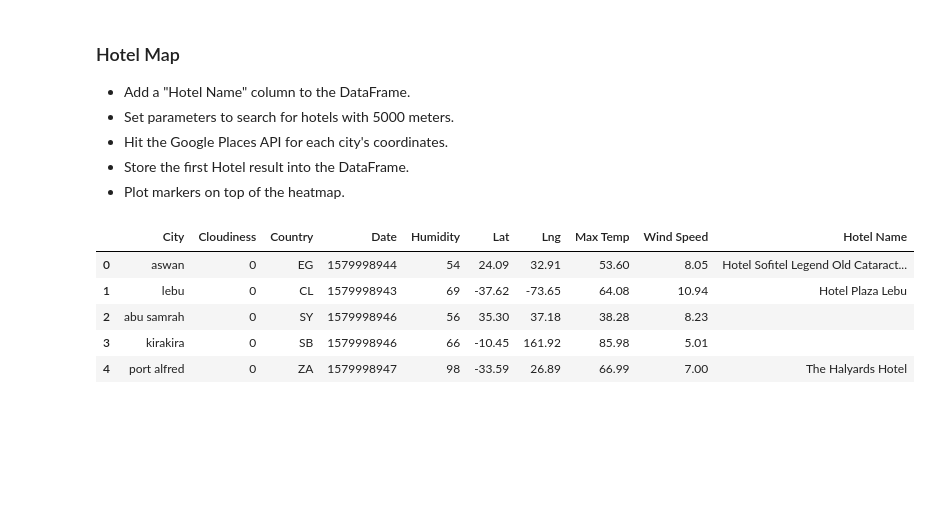
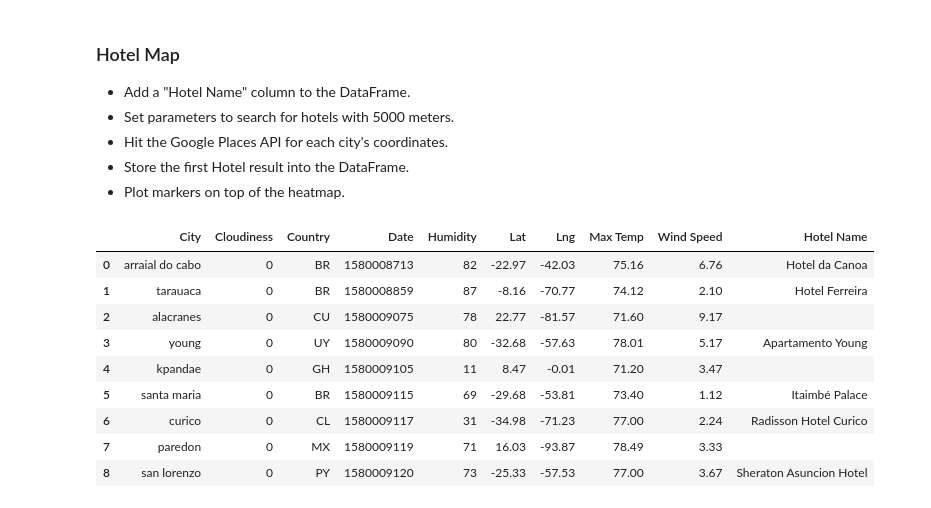
Before and after one commit to teomotun/Vacation-Planner, a Jupyter notebook: WeatherPy/VacationPy.ipynb, the cells around one changed output. Cells and saved outputs as stored; diff of their text form; code cells hidden in the pictures; blank space fills up the shorter version.

Commit message:
Updated VacationPy, WeatherPy and ReadMe

```diff
--- a/WeatherPy/VacationPy.ipynb
+++ b/WeatherPy/VacationPy.ipynb
@@ -58,10 +58,10 @@ fig
 # %%
 weatherdata[["Max Temp","Wind Speed","Cloudiness"]].astype(float)
 ideal_weather = weatherdata.loc[(weatherdata["Max Temp"] < 80)]
-ideal_weather = weatherdata.loc[(weatherdata["Max Temp"] > 70)]
-ideal_weather = weatherdata.loc[(weatherdata["Wind Speed"] < 10)]
-ideal_weather = weatherdata.loc[(weatherdata["Cloudiness"] == 0)]
+ideal_weather = ideal_weather.loc[(weatherdata["Max Temp"] > 70)]
+ideal_weather = ideal_weather.loc[(weatherdata["Wind Speed"] < 10)]
+ideal_weather = ideal_weather.loc[(weatherdata["Cloudiness"] == 0)]
 hotel_df = ideal_weather.dropna().set_index("City").reset_index()
-hotel_df.head()
+hotel_df
 # %% [output]
 |  | City | Cloudiness | Country | Date | Humidity | Lat | Lng | Max Temp | Wind Speed |
@@ -86,38 +92,42 @@ params = {
     "key": g_key
 }
 for index,row in hotel_df.iterrows():
     # get lat, lng from df
     lng = row["Lng"]
     lat = row["Lat"]
 
     # change location each iteration while leaving original params in place
     params["location"] = f"{lat},{lng}"
 
     # Use the search term: "International Airport" and our lat/lng
     base_url = "https://maps.googleapis.com/maps/api/place/nearbysearch/json"
 
     # make request and print url
     hotel_name = requests.get(base_url, params=params)
 
 #     print the hotel_name url, avoid doing for public github repos in order to avoid exposing key
 #     print(name_address.url)
 
     # convert to json
     hotel_name = hotel_name.json()
 
     # Since some data may be missing we incorporate a try-except to skip any that are missing a data point.
     try:
         hotel_df.loc[index, "Hotel Name"] = hotel_name["results"][0]["name"]
     except (KeyError, IndexError):
         pass
 
-hotel_df.head()
+hotel_df
 # %% [output]
 |  | City | Cloudiness | Country | Date | Humidity | Lat | Lng | Max Temp | Wind Speed | Hotel Name |
-| 0 | aswan | 0 | EG | 1579998944 | 54 | 24.09 | 32.91 | 53.60 | 8.05 | Hotel Sofitel Legend Old Cataract... |
-| 1 | lebu | 0 | CL | 1579998943 | 69 | -37.62 | -73.65 | 64.08 | 10.94 | Hotel Plaza Lebu |
-| 2 | abu samrah | 0 | SY | 1579998946 | 56 | 35.30 | 37.18 | 38.28 | 8.23 |  |
-| 3 | kirakira | 0 | SB | 1579998946 | 66 | -10.45 | 161.92 | 85.98 | 5.01 |  |
-| 4 | port alfred | 0 | ZA | 1579998947 | 98 | -33.59 | 26.89 | 66.99 | 7.00 | The Halyards Hotel |
+| 0 | arraial do cabo | 0 | BR | 1580008713 | 82 | -22.97 | -42.03 | 75.16 | 6.76 | Hotel da Canoa |
+| 1 | tarauaca | 0 | BR | 1580008859 | 87 | -8.16 | -70.77 | 74.12 | 2.10 | Hotel Ferreira |
+| 2 | alacranes | 0 | CU | 1580009075 | 78 | 22.77 | -81.57 | 71.60 | 9.17 |  |
+| 3 | young | 0 | UY | 1580009090 | 80 | -32.68 | -57.63 | 78.01 | 5.17 | Apartamento Young |
+| 4 | kpandae | 0 | GH | 1580009105 | 11 | 8.47 | -0.01 | 71.20 | 3.47 |  |
+| 5 | santa maria | 0 | BR | 1580009115 | 69 | -29.68 | -53.81 | 73.40 | 1.12 | Itaimbé Palace |
+| 6 | curico | 0 | CL | 1580009117 | 31 | -34.98 | -71.23 | 77.00 | 2.24 | Radisson Hotel Curico |
+| 7 | paredon | 0 | MX | 1580009119 | 71 | 16.03 | -93.87 | 78.49 | 3.33 |  |
+| 8 | san lorenzo | 0 | PY | 1580009120 | 73 | -25.33 | -57.53 | 77.00 | 3.67 | Sheraton Asuncion Hotel |
 # %%
 # Remove rows with empty cells
```
Also changed, not shown: parts of 6 cells of this notebook, 16 other files.
